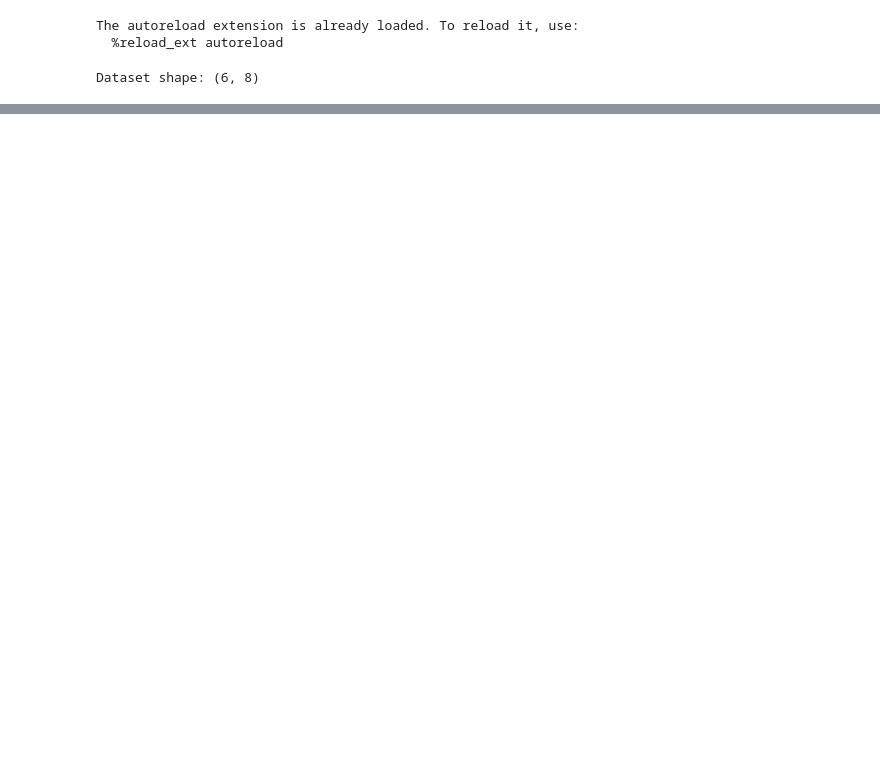
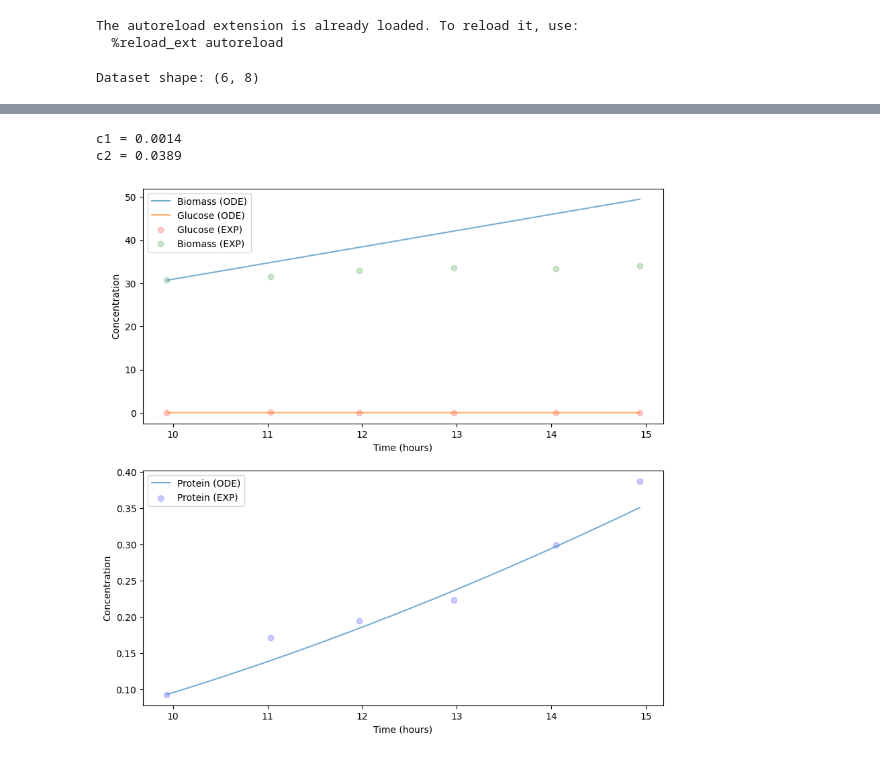
Before and after one commit to costasmexis/dynamic-modeling, a Jupyter notebook: notebooks/induction_main.ipynb, the cells around one changed output, grey strips where cells are left out. Cells and saved outputs as stored; diff of their text form; code cells hidden in the pictures; blank space fills up the shorter version.

```diff
--- a/notebooks/induction_main.ipynb
+++ b/notebooks/induction_main.ipynb
@@ -75,31 +75,40 @@ def get_feed(feeds: pd.DataFrame, time: float) -> float:
             return row["F"] / 1000
     return 0
 
-def simulate(df: pd.DataFrame, feeds: pd.DataFrame, mu_max, Ks, Yxs, plot: bool = True):
+def simulate(df: pd.DataFrame, feeds: pd.DataFrame, \
+             mu_max, Ks, Yxs, plot: bool = True):
+
     mu_max = mu_max
     Ks = Ks
     Yxs = Yxs
     Sin = 1.43 * 200
 
+    def alpha(t):
+        c1 = 0.0014
+        c2 = 0.0389
+        return c1 * (1 - np.exp(-c2 * t**2))
+
     def system_ode(t, y):
-        X, S, V = y
+        X, S, P, V = y
         mu = mu_max * S / (Ks + S)
         F = get_feed(feeds, t)
         dXdt = mu * X + F * X / V
         dSdt = - mu * X / Yxs + F * (Sin - S) / V
+        dPdt = alpha(t) * X - P * F / V
         dVdt = F
-        return [dXdt, dSdt, dVdt]
+        return [dXdt, dSdt, dPdt, dVdt]
 
     t_start, t_end = df['RTime'].min(), df['RTime'].max()
     t_span = (t_start, t_end)
-    y0 = [df['Biomass'].iloc[0], df['Glucose'].iloc[0], df['V'].iloc[0]]
+    y0 = [df['Biomass'].iloc[0], df['Glucose'].iloc[0], \
+          df['Protein'].iloc[0], df['V'].iloc[0]]
 
     t_eval = np.linspace(t_start, t_end, 10000)
     sol = solve_ivp(system_ode, t_span=t_span, \
         y0=y0, t_eval=t_eval)
 
     if plot:
-        plot_simulation(sol.t, sol.y, feeds=feeds, full_df=df)
+        plot_simulation(sol.t, sol.y, full_df=df)
 
     for i in range(sol.y.shape[0]):
         sol.y[i][sol.y[i] < 0] = 0
@@ -151,0 +161,10 @@ plot_simulation(full_df=df, net_df=net_df)
+# %%
+print(f'c1 = {net.c1.item():.4f}')
+print(f'c2 = {net.c2.item():.4f}')
+# %% [output]
+c1 = 0.0014
+c2 = 0.0389
+# %%
+sol = simulate(df, feeds, net.mu_max.item(), net.K_s.item(), net.Y_xs.item(), plot=True)
+# %% [output]
+[figure, added]
```
Also changed, not shown: parts of 1 cell of this notebook, 1 other file.
